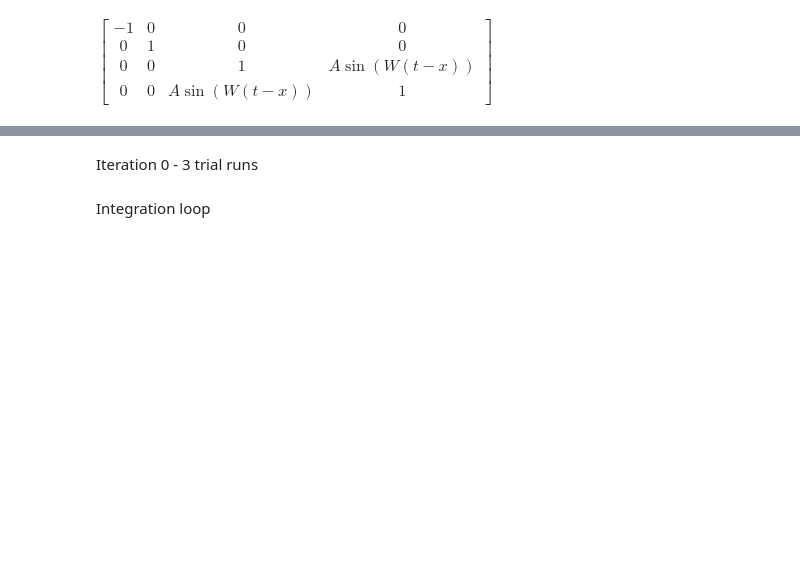
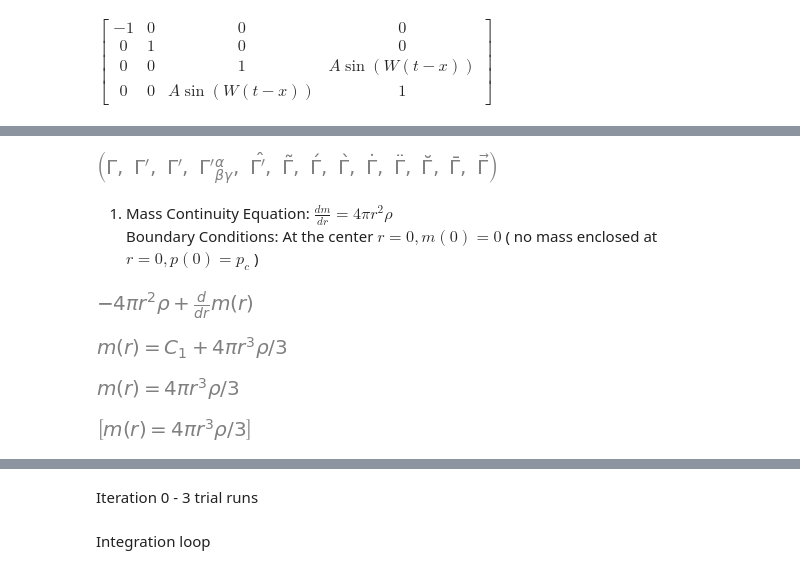
Before and after one commit to raywkhon/PyAstro, a Jupyter notebook: EinsteinPy.ipynb, the cells around one changed output, grey strips where cells are left out. Cells and saved outputs as stored; diff of their text form; code cells hidden in the pictures; blank space fills up the shorter version.

```diff
--- a/EinsteinPy.ipynb
+++ b/EinsteinPy.ipynb
@@ -64,0 +136,34 @@ Mass M approx = 1.4 solar masses and radius R approx = 10 km.<br>
+# %%
+# Test the Greek letters and special symbols
+Gammaprimehat, Gammatilde, Gammaacute, Gammagrave, Gammadot, Gammaddot, Gammabreve, Gammabar, Gammavec= symbols("Gammaprimehat Gammatilde Gammaacute Gammagrave Gammadot Gammaddot Gammabreve Gammabar Gammavec")
+Gamma, Gammaprime, Gammaprimebold, Gammaprimealpha_beta_gamma= symbols("Gamma Gammaprime Gammaprimebold Gammaprime^alpha_beta_gamma")
+Gamma, Gammaprime, Gammaprimebold, Gammaprimealpha_beta_gamma, Gammaprimehat, Gammatilde, Gammaacute, Gammagrave, Gammadot, Gammaddot, Gammabreve, Gammabar, Gammavec
+# %% [output]
+[figure, added]
+# %% [markdown]
+1. Mass Continuity Equation: $\frac{dm}{dr} = 4\pi r^2\rho$  <br>
+Boundary Conditions: At the center $r = 0, m(0) = 0$ ( no mass enclosed at $r = 0, p(0) = p_c$ )
+# %%
+# eqs0 = [Eq(m(r).diff(r), 4*pi*r**2*rho)]
+ODE = Derivative(m(r), r) - 4*pi*r**2*rho
+ODE
+# %% [output]
+[figure, added]
+# %%
+result0 = dsolve(ODE) # Solve the ODE
+result0
+# %% [output]
+[figure, added]
+# %%
+ics = {m(0): 0}
+result1 = dsolve(ODE, ics=ics) # ics = initial conditions, e.g. ics=None
+result1
+# %% [output]
+[figure, added]
+# %%
+Eqs2 = [Eq(m(r).diff(r), 4*pi*r**2*rho)]
+ics = {m(0): 0}
+result2 = dsolve(Eqs2, [m(r)], ics=ics) # use Eq to set up the ODE
+result2
+# %% [output]
+[figure, added]
```
Also changed, not shown: parts of 58 cells of this notebook, 10 other files.
